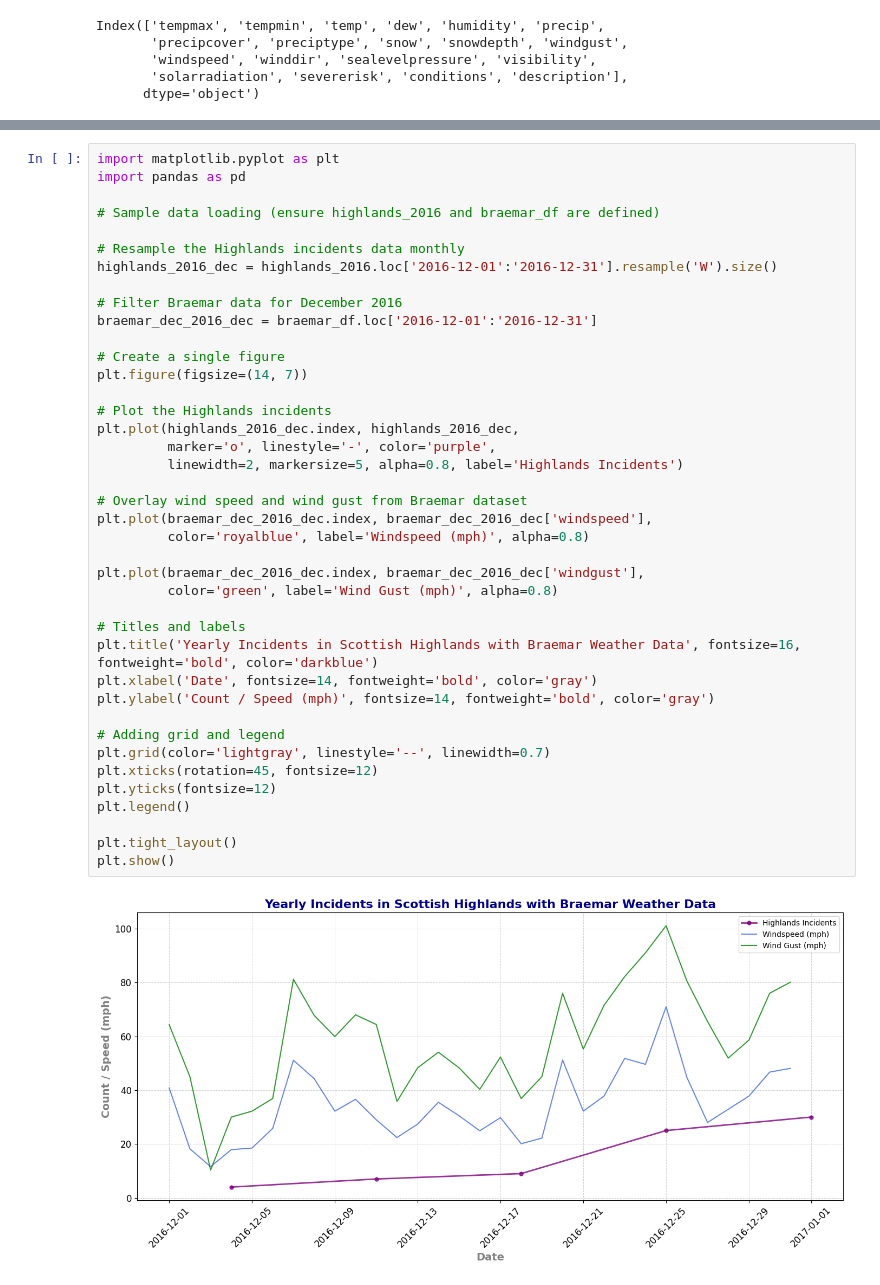
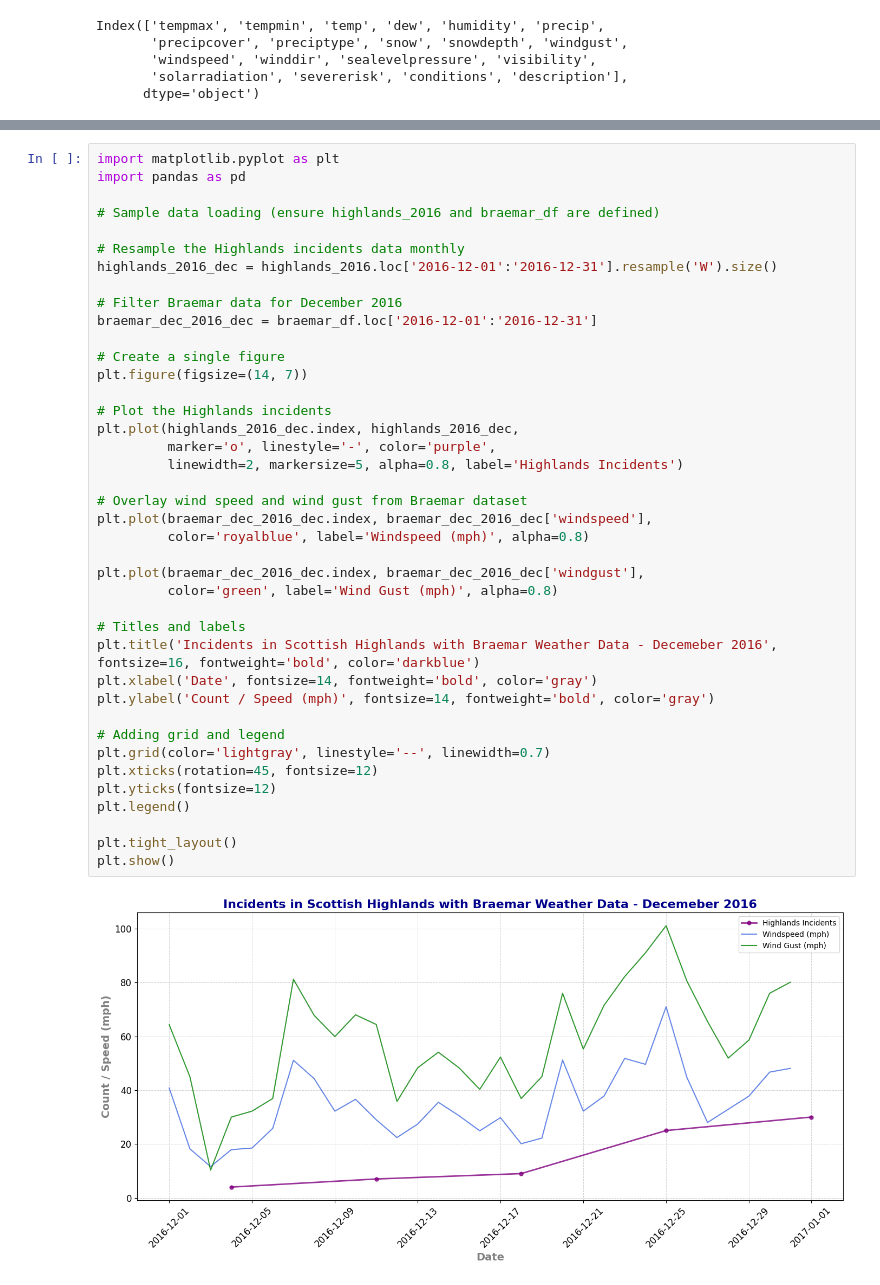
Before and after one commit to neilmartindev/shepd-eda, a Jupyter notebook: nafirs-shepd-eda.ipynb, the cells around one changed output, grey strips where cells are left out. Drawn from its saved outputs; the diff is of its cells as text.

```diff
--- a/nafirs-shepd-eda.ipynb
+++ b/nafirs-shepd-eda.ipynb
@@ -302,32 +306,32 @@ highlands_2016_dec = highlands_2016.loc['2016-12-01':'2016-12-31'].resample('W')
 braemar_dec_2016_dec = braemar_df.loc['2016-12-01':'2016-12-31']
 
 # Create a single figure
 plt.figure(figsize=(14, 7))
 
 # Plot the Highlands incidents
 plt.plot(highlands_2016_dec.index, highlands_2016_dec,
          marker='o', linestyle='-', color='purple',
          linewidth=2, markersize=5, alpha=0.8, label='Highlands Incidents')
 
 # Overlay wind speed and wind gust from Braemar dataset
 plt.plot(braemar_dec_2016_dec.index, braemar_dec_2016_dec['windspeed'],
          color='royalblue', label='Windspeed (mph)', alpha=0.8)
 
 plt.plot(braemar_dec_2016_dec.index, braemar_dec_2016_dec['windgust'],
          color='green', label='Wind Gust (mph)', alpha=0.8)
 
 # Titles and labels
-plt.title('Yearly Incidents in Scottish Highlands with Braemar Weather Data', fontsize=16, fontweight='bold', color='darkblue')
+plt.title('Incidents in Scottish Highlands with Braemar Weather Data - Decemeber 2016', fontsize=16, fontweight='bold', color='darkblue')
 plt.xlabel('Date', fontsize=14, fontweight='bold', color='gray')
 plt.ylabel('Count / Speed (mph)', fontsize=14, fontweight='bold', color='gray')
 
 # Adding grid and legend
 plt.grid(color='lightgray', linestyle='--', linewidth=0.7)
 plt.xticks(rotation=45, fontsize=12)
 plt.yticks(fontsize=12)
 plt.legend()
 
 plt.tight_layout()
 plt.show()
 # %% [output]
-[figure, old version]
+[figure, new version]
```
Also changed, not shown: parts of 9 cells of this notebook.
